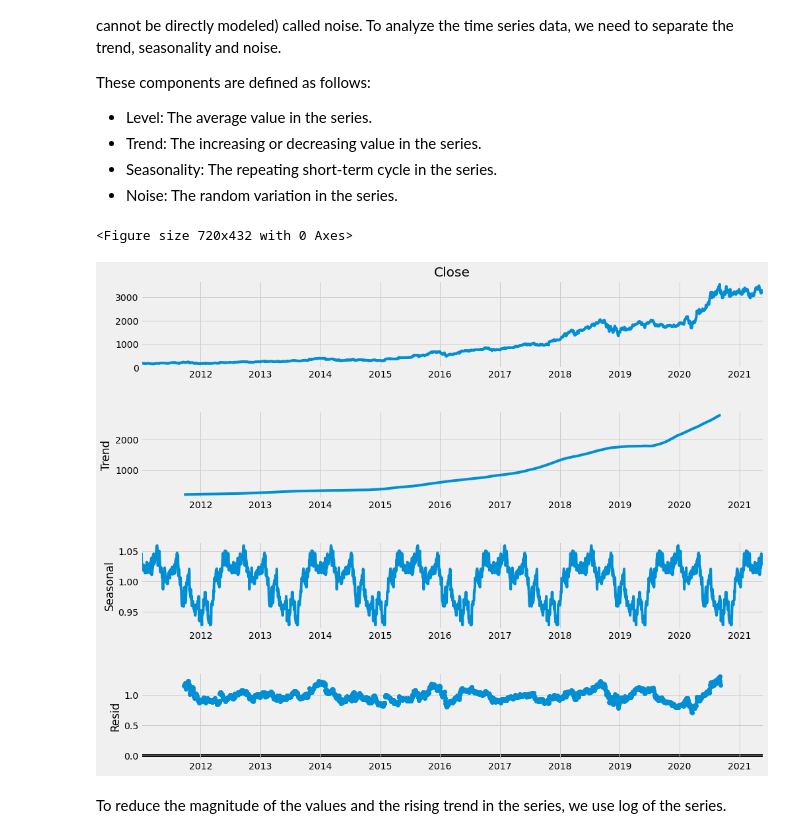
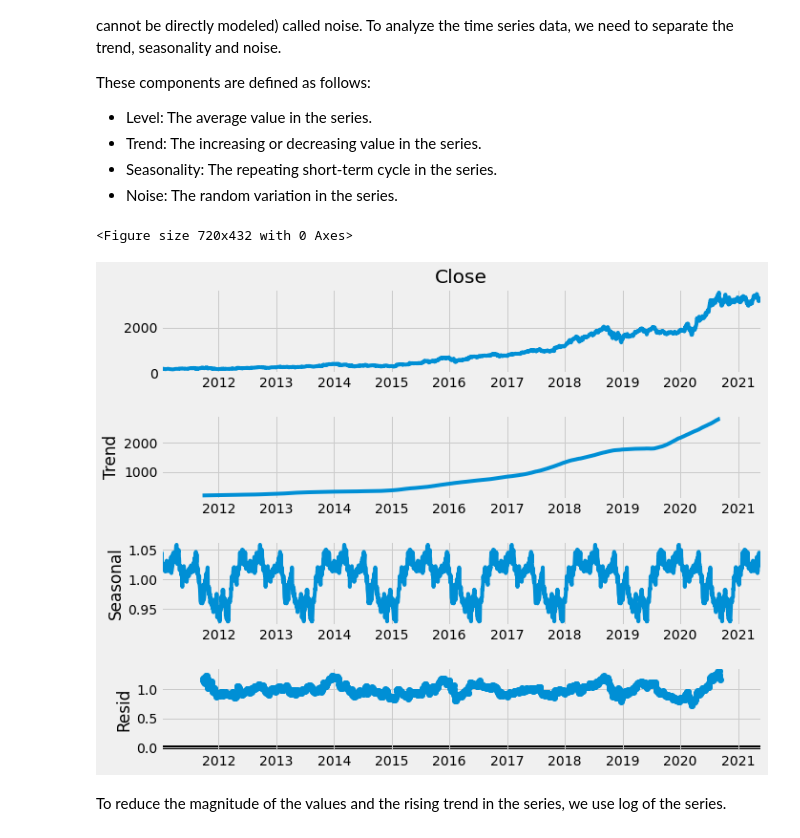
Before and after one commit to somyapanda/Project_2, a Jupyter notebook: Somya/stock_predictions_final.ipynb, the cells around one changed output. Saved outputs shown, nothing was run; the diff lists cells and outputs as text; code cells hidden in the pictures.

```diff
--- a/Somya/stock_predictions_final.ipynb
+++ b/Somya/stock_predictions_final.ipynb
@@ -131,13 +135,13 @@ These components are defined as follows:
 # %%
 from statsmodels.tsa.seasonal import seasonal_decompose
 result = seasonal_decompose(ticker_df['Close'], model='multiplicative', freq=365)
 
 fig = plt.figure()
 fig = result.plot()
-fig.set_size_inches(15, 12)
+fig.set_size_inches(10, 8)
 # %% [output]
 <Figure size 720x432 with 0 Axes>
-[figure, old version]
+[figure, new version]
 # %% [markdown]
 To reduce the magnitude of the values and the rising trend in the series, we use log of the series.
 # %%
```
Also changed, not shown: parts of 42 cells of this notebook, 1 other file.
